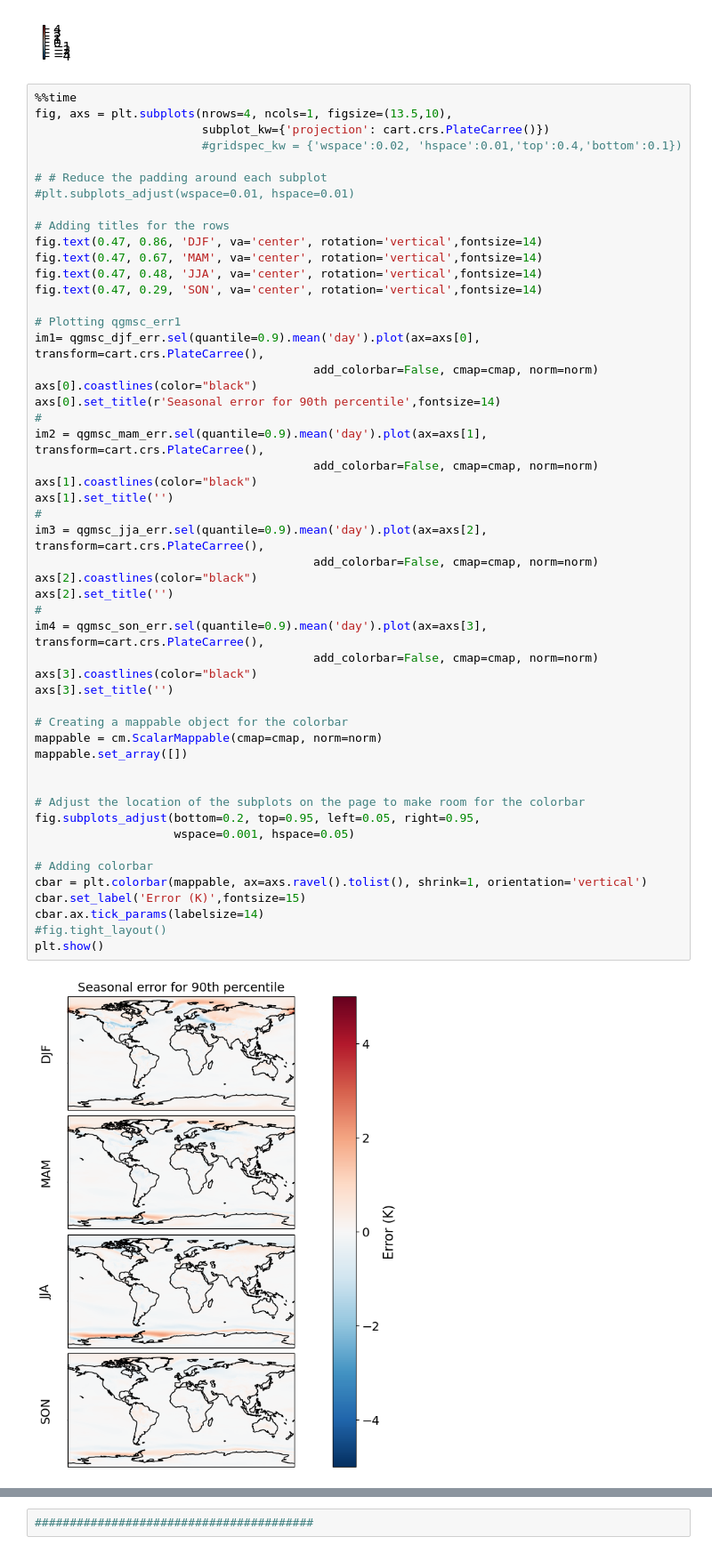
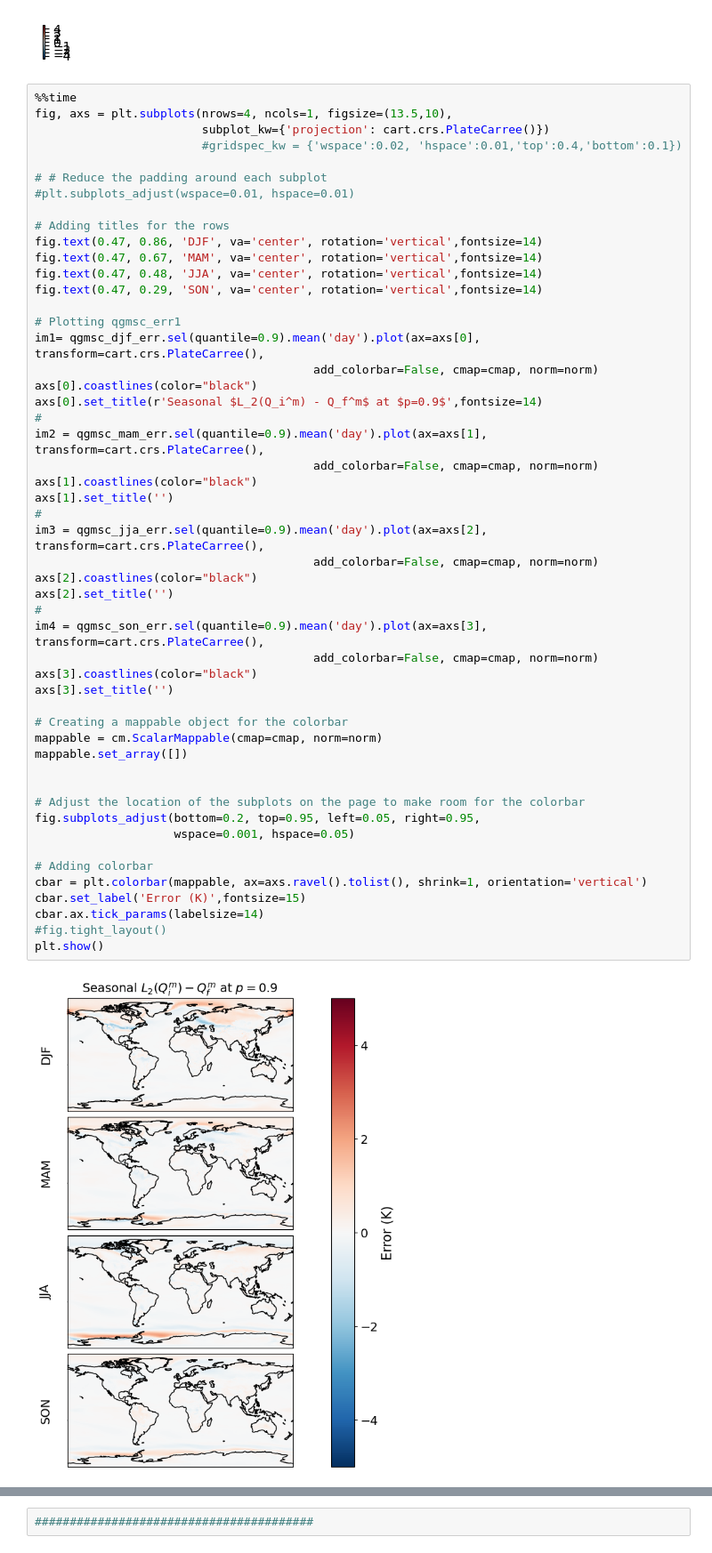
Before and after one commit to hrhampapura/moment_delta_mapping, a Jupyter notebook: lens_analysis/notebooks/Plot_3to5.ipynb, the cells around one changed output, grey strips where cells are left out. Shown at 89% size. Saved outputs shown, nothing was run; the diff lists cells and outputs as text.

```diff
--- a/lens_analysis/notebooks/Plot_3to5.ipynb
+++ b/lens_analysis/notebooks/Plot_3to5.ipynb
@@ -344,37 +344,37 @@ fig.text(0.47, 0.29, 'SON', va='center', rotation='vertical',fontsize=14)
 im1= qgmsc_djf_err.sel(quantile=0.9).mean('day').plot(ax=axs[0], transform=cart.crs.PlateCarree(),
                                         add_colorbar=False, cmap=cmap, norm=norm)
 axs[0].coastlines(color="black")
-axs[0].set_title(r'Seasonal error for 90th percentile',fontsize=14)
+axs[0].set_title(r'Seasonal $L_2(Q_i^m) - Q_f^m$ at $p=0.9$',fontsize=14)
 #
 im2 = qgmsc_mam_err.sel(quantile=0.9).mean('day').plot(ax=axs[1], transform=cart.crs.PlateCarree(),
                                         add_colorbar=False, cmap=cmap, norm=norm)
 axs[1].coastlines(color="black")
 axs[1].set_title('')
 #
 im3 = qgmsc_jja_err.sel(quantile=0.9).mean('day').plot(ax=axs[2], transform=cart.crs.PlateCarree(),
                                         add_colorbar=False, cmap=cmap, norm=norm)
 axs[2].coastlines(color="black")
 axs[2].set_title('')
 #
 im4 = qgmsc_son_err.sel(quantile=0.9).mean('day').plot(ax=axs[3], transform=cart.crs.PlateCarree(),
                                         add_colorbar=False, cmap=cmap, norm=norm)
 axs[3].coastlines(color="black")
 axs[3].set_title('')
 
 # Creating a mappable object for the colorbar
 mappable = cm.ScalarMappable(cmap=cmap, norm=norm)
 mappable.set_array([])
 
 
 # Adjust the location of the subplots on the page to make room for the colorbar
 fig.subplots_adjust(bottom=0.2, top=0.95, left=0.05, right=0.95,
                     wspace=0.001, hspace=0.05)
 
 # Adding colorbar
 cbar = plt.colorbar(mappable, ax=axs.ravel().tolist(), shrink=1, orientation='vertical')
 cbar.set_label('Error (K)',fontsize=15)
 cbar.ax.tick_params(labelsize=14)
 #fig.tight_layout()
 plt.show()
 # %% [output]
-[figure, old version]
+[figure, new version]
```
Also changed, not shown: parts of 27 cells of this notebook, 5 other files.
